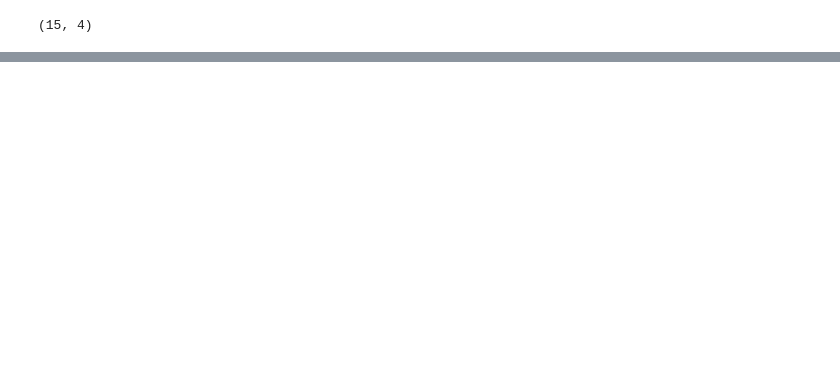
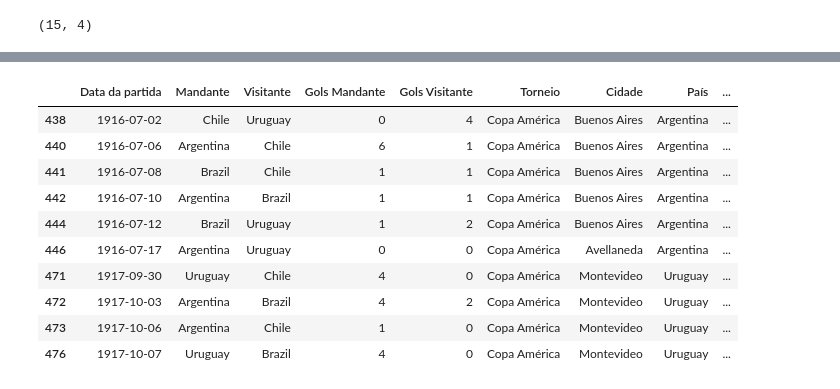
Before and after one commit to gabedewitt/dio-bootcamps, a Jupyter notebook: Python para Cientistas de Dados/Analise_exploratoria_partidas_futebol_internacional.ipynb, the cells around one changed output, grey strips where cells are left out. Saved outputs shown, nothing was run; the diff lists cells and outputs as text; code cells hidden in the pictures; blank space fills up the shorter version.

```diff
--- a/Python para Cientistas de Dados/Analise_exploratoria_partidas_futebol_internacional.ipynb
+++ b/Python para Cientistas de Dados/Analise_exploratoria_partidas_futebol_internacional.ipynb
@@ -131,4 +132,4 @@ dict2 = {col:nova_col for col,nova_col in zip(resultados_penaltis.columns,coluna
 # %%
-resultados = resultados.rename(columns= dict1)
-resultados_penaltis = resultados_penaltis.rename(columns= dict2)
+df_resultados = df_resultados.rename(columns= dict1)
+df_resultados_penaltis = df_resultados_penaltis.rename(columns= dict2)
 # %%
@@ -268,0 +398,14 @@ Observando os 5 principais resultados vemos que no total, a seleção venceu 64%
+# %%
+gera_df_competicao("Copa América",df_resultados).head(10)
+# %% [output]
+|  | Data da partida | Mandante | Visitante | Gols Mandante | Gols Visitante | Torneio | Cidade | País | ... |
+| 438 | 1916-07-02 | Chile | Uruguay | 0 | 4 | Copa América | Buenos Aires | Argentina | ... |
+| 440 | 1916-07-06 | Argentina | Chile | 6 | 1 | Copa América | Buenos Aires | Argentina | ... |
+| 441 | 1916-07-08 | Brazil | Chile | 1 | 1 | Copa América | Buenos Aires | Argentina | ... |
+| 442 | 1916-07-10 | Argentina | Brazil | 1 | 1 | Copa América | Buenos Aires | Argentina | ... |
+| 444 | 1916-07-12 | Brazil | Uruguay | 1 | 2 | Copa América | Buenos Aires | Argentina | ... |
+| 446 | 1916-07-17 | Argentina | Uruguay | 0 | 0 | Copa América | Avellaneda | Argentina | ... |
+| 471 | 1917-09-30 | Uruguay | Chile | 4 | 0 | Copa América | Montevideo | Uruguay | ... |
+| 472 | 1917-10-03 | Argentina | Brazil | 4 | 2 | Copa América | Montevideo | Uruguay | ... |
+| 473 | 1917-10-06 | Argentina | Chile | 1 | 0 | Copa América | Montevideo | Uruguay | ... |
+| 476 | 1917-10-07 | Uruguay | Brazil | 4 | 0 | Copa América | Montevideo | Uruguay | ... |
```
Also changed, not shown: parts of 41 cells of this notebook, 1 other file.
